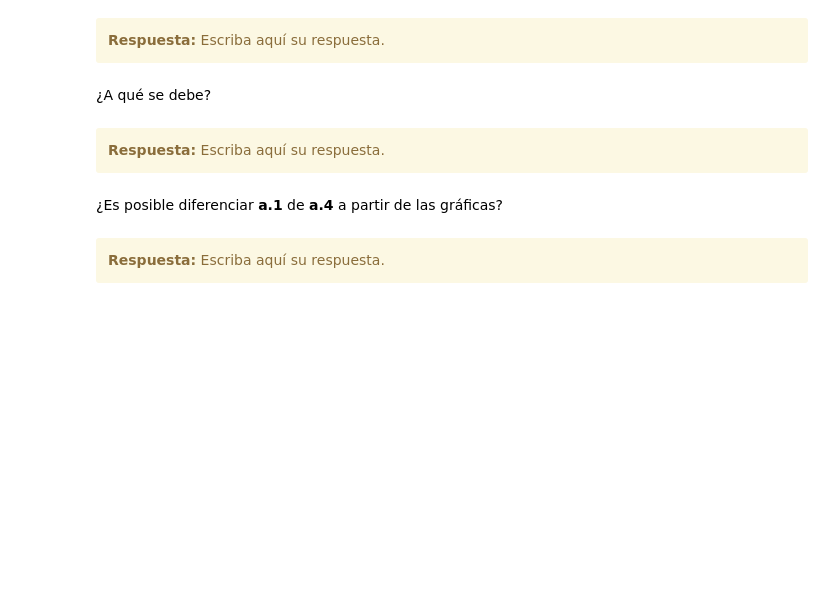
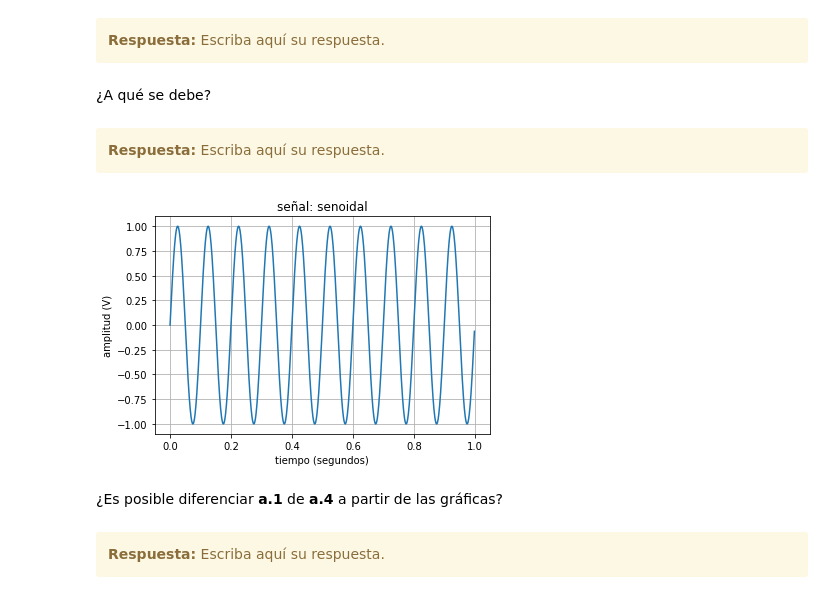
Before and after one commit to yaninacorsaro/tps_pds, a Jupyter notebook: TP1 - Muestreo de señales - Forurier.ipynb, the cells around one changed output. Cells and saved outputs as stored; diff of their text form; code cells hidden in the pictures; blank space fills up the shorter version.

```diff
--- a/TP1 - Muestreo de señales - Forurier.ipynb
+++ b/TP1 - Muestreo de señales - Forurier.ipynb
@@ -150,14 +167,23 @@ f0 = fs/2    # Hz
 # %%
 ##################
 # a.4) Senoidal #
 #################
 
 a0 = 1     # Volts
 p0 = 0     # radianes
 f0 = fs+10 # Hz
 
 # Insertar aquí el código para generar y visualizar la señal
 ##############################################################
+
+tt, signal=generador_senoidal (fs=fs, f0=f0, N=N, a0=a0, p0=p0)
+fig, ax = plt.subplots()
+ax.plot(tt, signal)
+ax.set(xlabel='tiempo (segundos)', ylabel='amplitud (V)',title='señal: senoidal')
+ax.grid()
+plt.show()
+# %% [output]
+[figure, added]
 # %% [markdown]
 ¿Es posible diferenciar **a.1** de **a.4** a partir de las gráficas?
 # %% [markdown]
```
Also changed, not shown: parts of 4 cells of this notebook.
